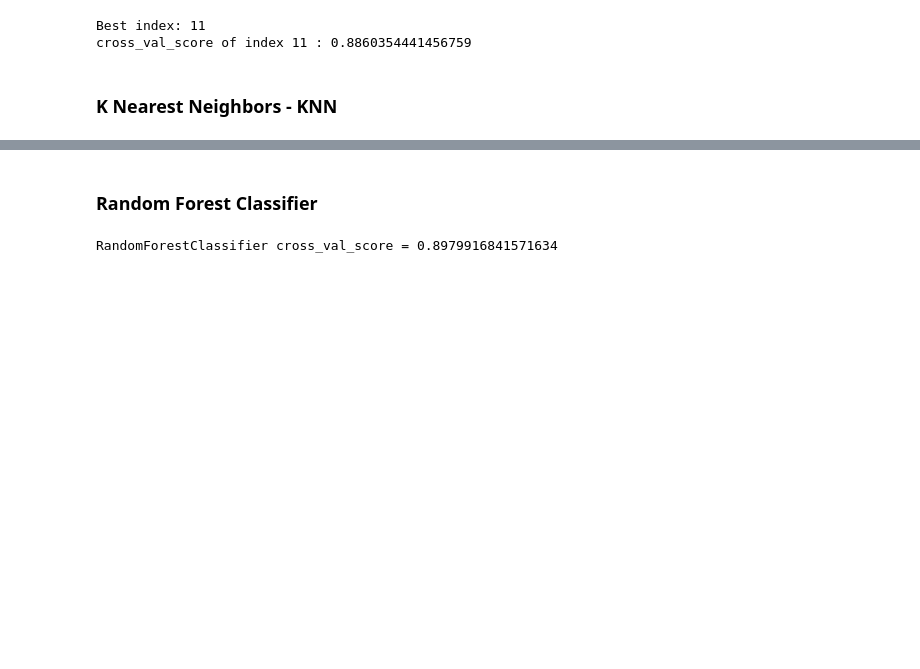
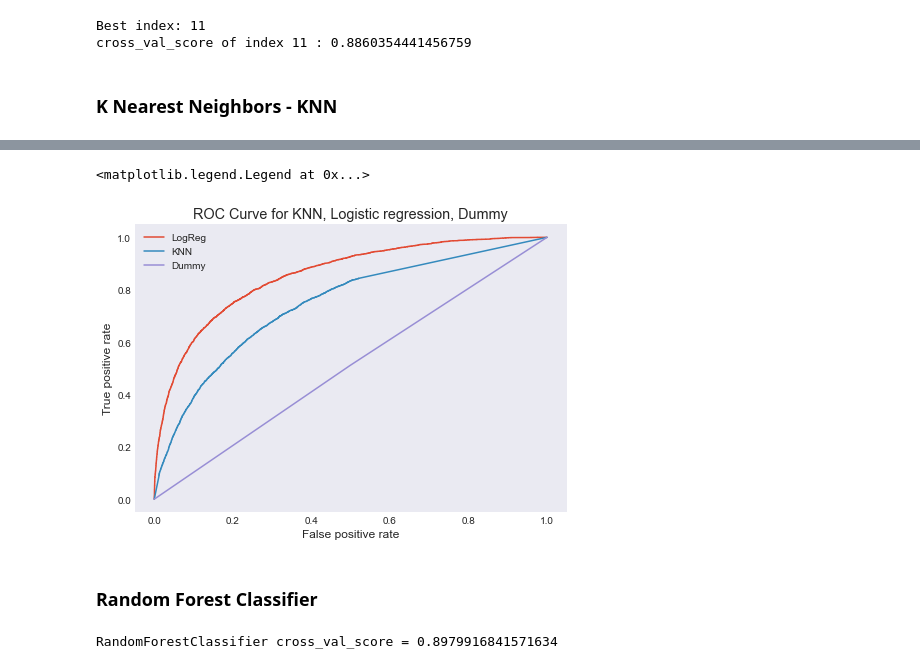
Before and after one commit to sandler2806/Data-Visualization, a Jupyter notebook: ClassificationProject_RainPrediction.ipynb, the cells around one changed output, grey strips where cells are left out. Saved outputs shown, nothing was run; the diff lists cells and outputs as text; code cells hidden in the pictures; blank space fills up the shorter version.

```diff
--- a/ClassificationProject_RainPrediction.ipynb
+++ b/ClassificationProject_RainPrediction.ipynb
@@ -818,3 +845,23 @@ Best index: 12
+# %%
+probsKNN = modelKNN.predict_proba(X_test)[:, 1]
+probsLogReg = modelLogReg.predict_proba(X_test)[:, 1]
+dummyProbs = dummyModel.predict_proba(X_test)[:, 1]
+# %%
+fprLR, tprLR, thresholdsLR = metrics.roc_curve(y_test, probsLogReg)
+fprKNN, tprKNN, thresholdsKNN = metrics.roc_curve(y_test, probsKNN)
+fprDummy, tprDummy, thresholdsDummy = metrics.roc_curve(y_test, dummyProbs)
+fig = plt.figure()
+axes = fig.add_axes([0,0,1,1])
+axes.plot(fprLR, tprLR, label = "LogReg")
+axes.plot(fprKNN, tprKNN, label = "KNN")
+axes.plot(fprDummy, tprDummy, label = "Dummy")
+axes.set_xlabel("False positive rate")
+axes.set_ylabel("True positive rate")
+axes.set_title("ROC Curve for KNN, Logistic regression, Dummy")
+axes.legend()
+# %% [output]
+<matplotlib.legend.Legend at 0x...>
+[figure, added]
 # %% [markdown]
 ### Random Forest Classifier
 # %%
```
Also changed, not shown: parts of 6 cells of this notebook.
